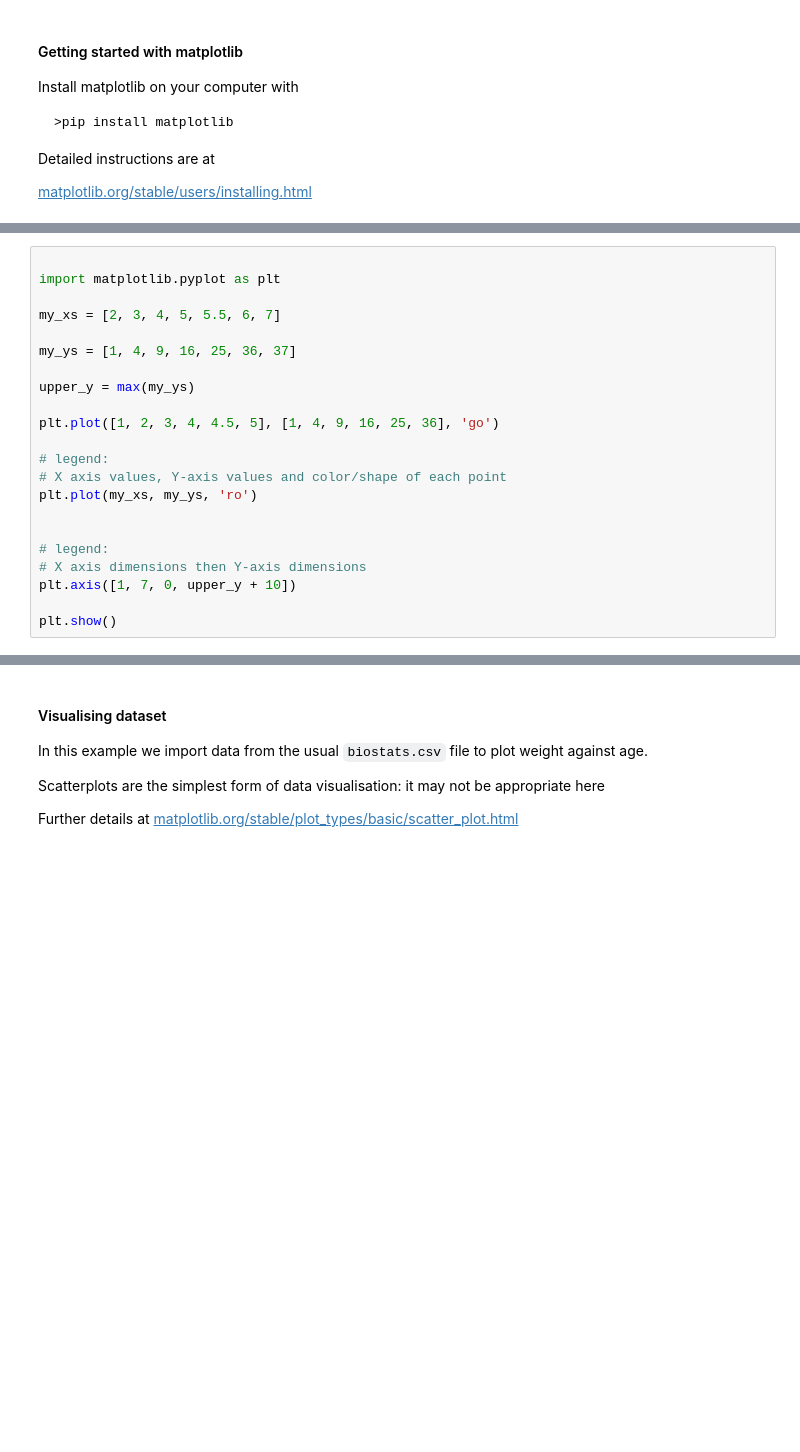
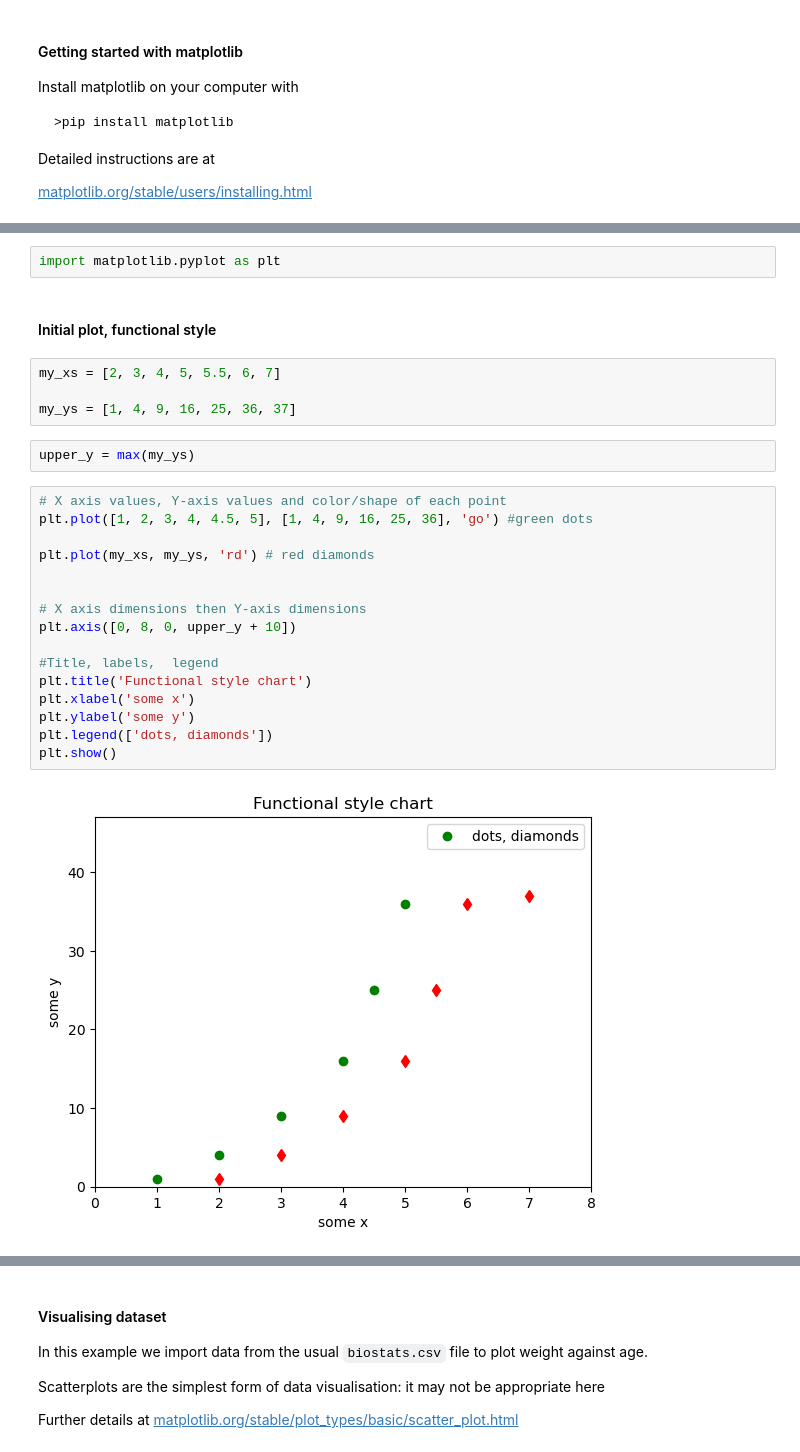
Before and after one commit to ale66/learn-coding, a Jupyter notebook: 76-matplotlib/matplotlib.ipynb, the cells around one changed output, grey strips where cells are left out. Drawn from its saved outputs; the diff is of its cells as text; blank space fills up the shorter version.

Commit message:
matplotlib updated

```diff
--- a/76-matplotlib/matplotlib.ipynb
+++ b/76-matplotlib/matplotlib.ipynb
@@ -22,23 +24,29 @@ https://matplotlib.org/stable/users/installing.html)
 * when all layers are drawn, the final image is shown with `plt.show()`
+# %%
+import matplotlib.pyplot as plt
+# %% [markdown]
+#### Initial plot, functional style
+# %%
+my_xs = [2, 3, 4, 5, 5.5, 6, 7]
+
+my_ys = [1, 4, 9, 16, 25, 36, 37]
+# %%
+upper_y = max(my_ys)
 # %%
+# X axis values, Y-axis values and color/shape of each point
+plt.plot([1, 2, 3, 4, 4.5, 5], [1, 4, 9, 16, 25, 36], 'go') #green dots
 
-import matplotlib.pyplot as plt
-
-my_xs = [2, 3, 4, 5, 5.5, 6, 7]
-
-my_ys = [1, 4, 9, 16, 25, 36, 37]
-
-upper_y = max(my_ys)
-
-plt.plot([1, 2, 3, 4, 4.5, 5], [1, 4, 9, 16, 25, 36], 'go')
-
-# legend:
-# X axis values, Y-axis values and color/shape of each point
-plt.plot(my_xs, my_ys, 'ro')
+plt.plot(my_xs, my_ys, 'rd') # red diamonds
 
 
-# legend:
 # X axis dimensions then Y-axis dimensions
-plt.axis([1, 7, 0, upper_y + 10])
+plt.axis([0, 8, 0, upper_y + 10])
 
+#Title, labels,  legend
+plt.title('Functional style chart')
+plt.xlabel('some x')
+plt.ylabel('some y')
+plt.legend(['dots, diamonds'])
 plt.show()
+# %% [output]
+[figure, added]
```
Also changed, not shown: parts of 11 cells of this notebook.
